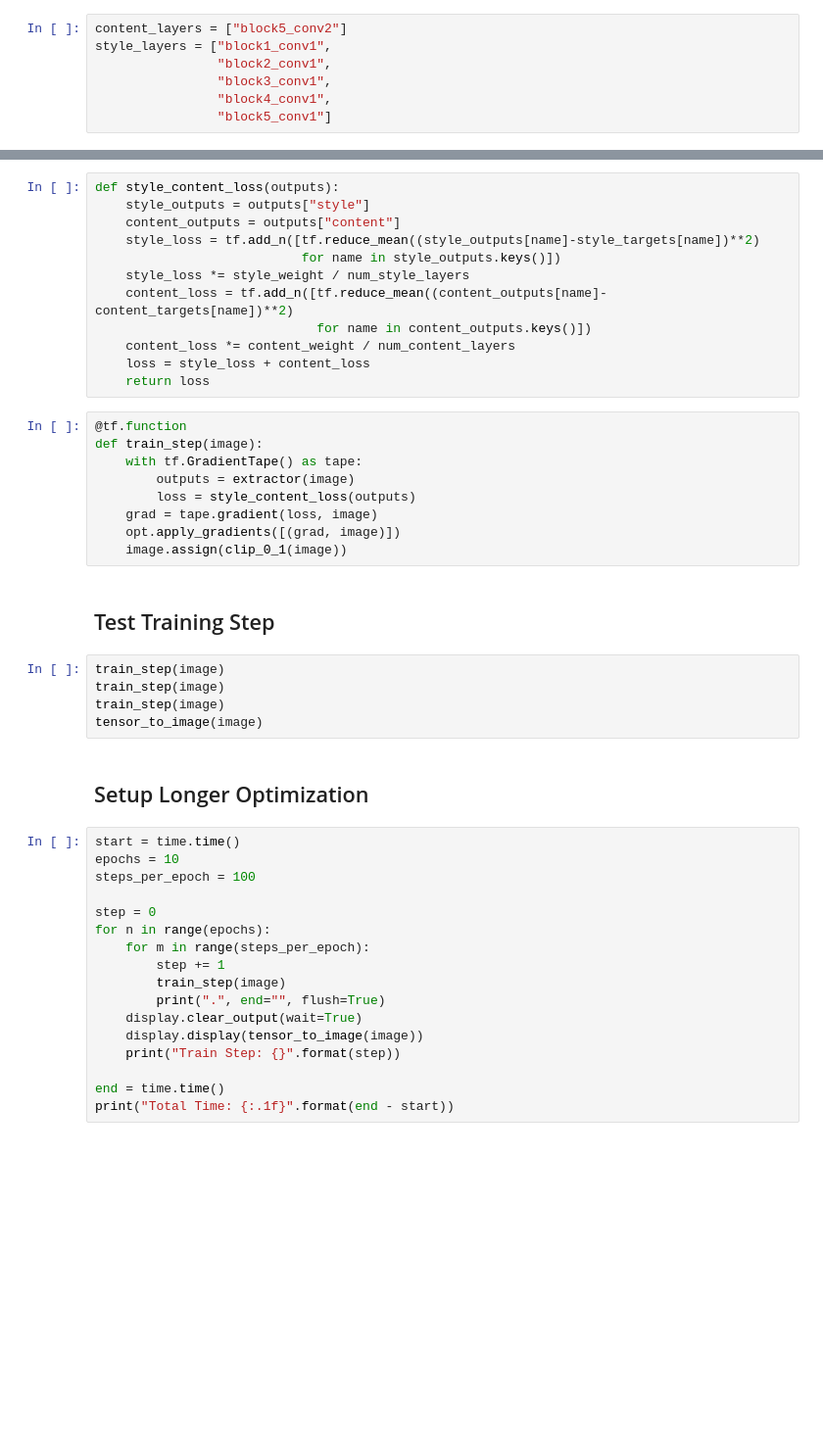
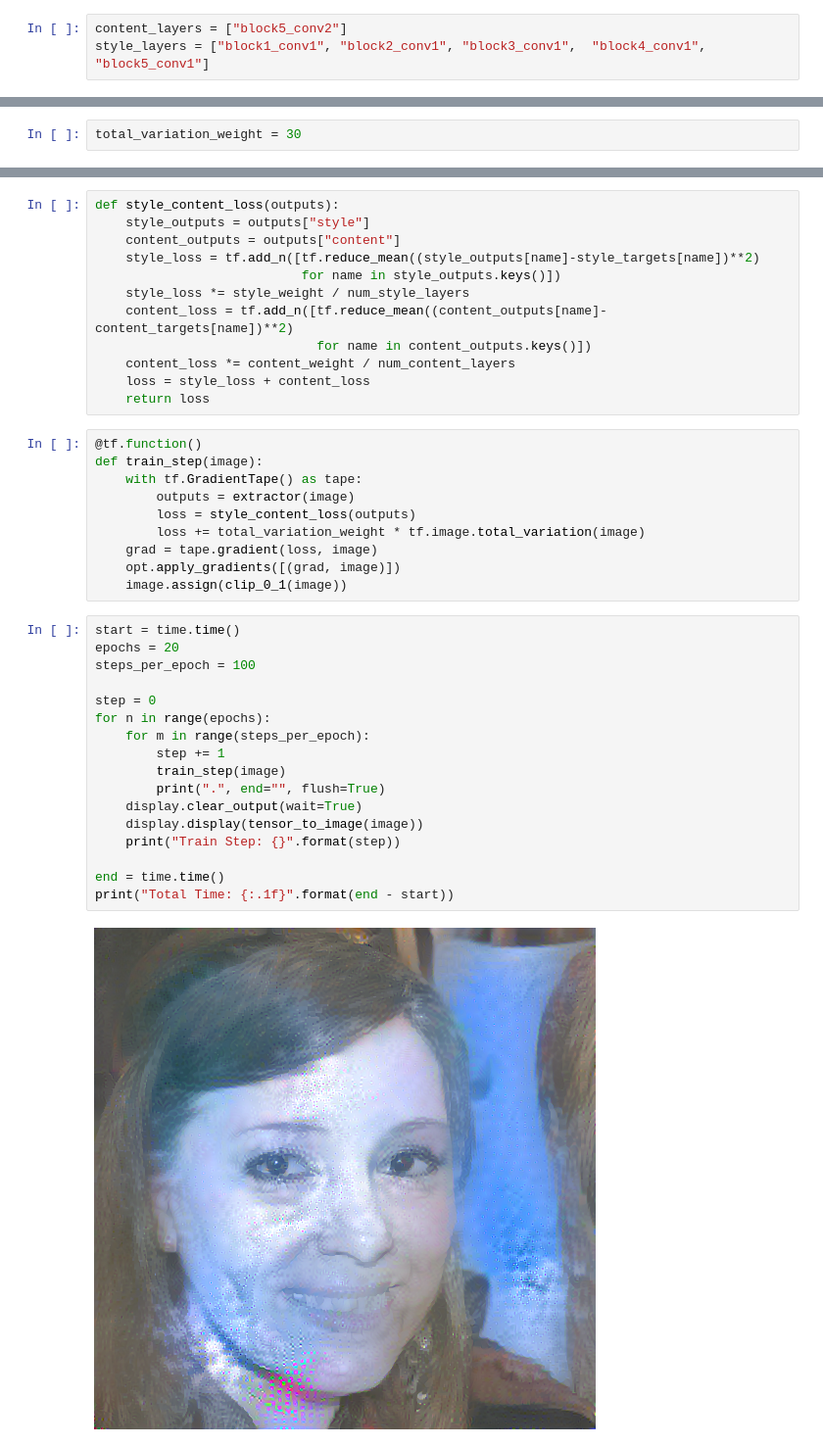
Before and after one commit to kazijawad/head-in-the-clouds, a Jupyter notebook: notebooks/style_transfer.ipynb, the cells around one changed output, grey strips where cells are left out. Shown at 98% size. Drawn from its saved outputs; the diff is of its cells as text; blank space fills up the shorter version.

```diff
--- a/notebooks/style_transfer.ipynb
+++ b/notebooks/style_transfer.ipynb
@@ -68,10 +73,6 @@ for layer in vgg.layers:
 # %%
 content_layers = ["block5_conv2"]
-style_layers = ["block1_conv1",
-                "block2_conv1",
-                "block3_conv1",
-                "block4_conv1",
-                "block5_conv1"]
+style_layers = ["block1_conv1", "block2_conv1", "block3_conv1",  "block4_conv1", "block5_conv1"]
 # %%
 num_content_layers = len(content_layers)
 num_style_layers = len(style_layers)
@@ -133,5 +122,7 @@ def clip_0_1(image):
 # %%
 opt = tf.optimizers.Adam(learning_rate=0.02, beta_1=0.99, epsilon=1e-1)
+# %%
+total_variation_weight = 30
 # %%
 style_weight = 1e-2
 content_weight = 1e4
@@ -147,38 +138,32 @@ def style_content_loss(outputs):
     content_loss *= content_weight / num_content_layers
     loss = style_loss + content_loss
     return loss
-# %%
-@tf.function
-def train_step(image):
-    with tf.GradientTape() as tape:
-        outputs = extractor(image)
-        loss = style_content_loss(outputs)
-    grad = tape.gradient(loss, image)
-    opt.apply_gradients([(grad, image)])
-    image.assign(clip_0_1(image))
-# %% [markdown]
-## Test Training Step
-# %%
-train_step(image)
-train_step(image)
-train_step(image)
-tensor_to_image(image)
-# %% [markdown]
-## Setup Longer Optimization
+# %%
+@tf.function()
+def train_step(image):
+    with tf.GradientTape() as tape:
+        outputs = extractor(image)
+        loss = style_content_loss(outputs)
+        loss += total_variation_weight * tf.image.total_variation(image)
+    grad = tape.gradient(loss, image)
+    opt.apply_gradients([(grad, image)])
+    image.assign(clip_0_1(image))
 # %%
 start = time.time()
-epochs = 10
+epochs = 20
 steps_per_epoch = 100
 
 step = 0
 for n in range(epochs):
     for m in range(steps_per_epoch):
         step += 1
         train_step(image)
         print(".", end="", flush=True)
     display.clear_output(wait=True)
     display.display(tensor_to_image(image))
     print("Train Step: {}".format(step))
 
 end = time.time()
 print("Total Time: {:.1f}".format(end - start))
+# %% [output]
+[figure, added]
```
Also changed, not shown: parts of 17 cells of this notebook, 1 other file.
